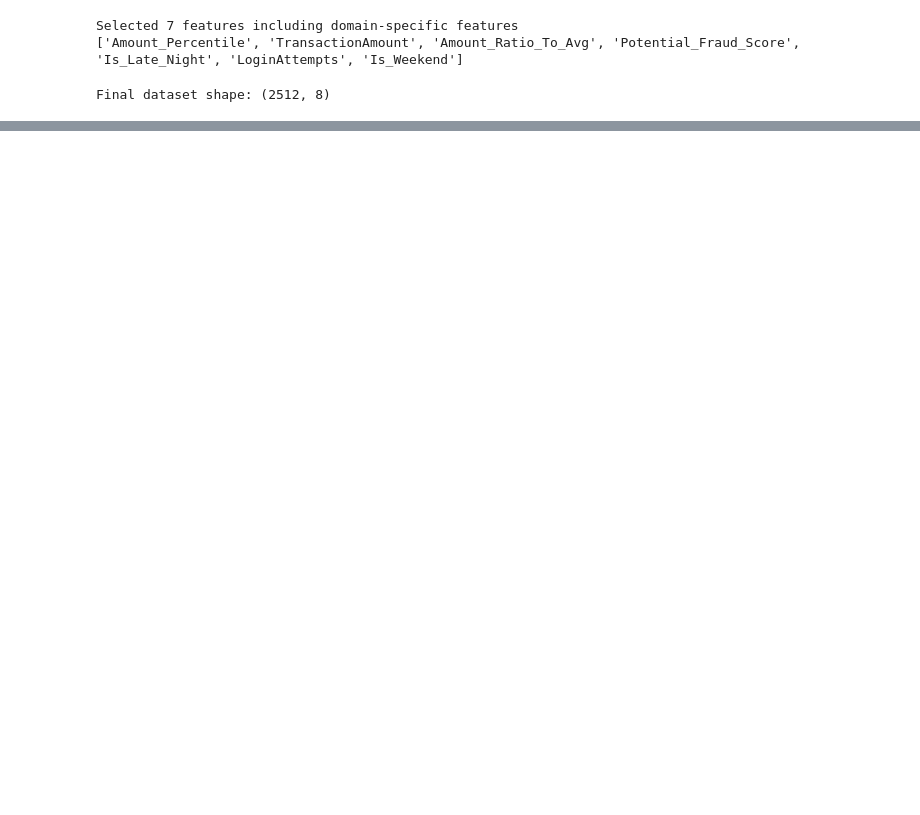
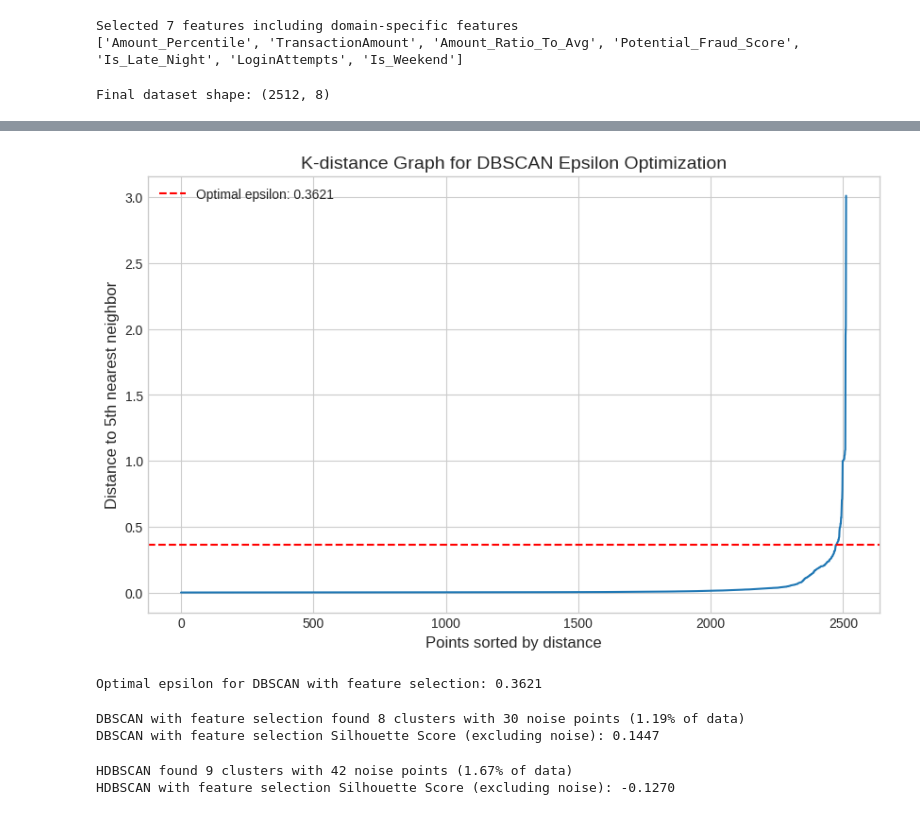
Before and after one commit to notsuperganang/ml-dbs, a Jupyter notebook: [Clustering]_Submission_Akhir_BMLP_Ganang_Setyo_Hadi.ipynb, the cells around one changed output, grey strips where cells are left out. Saved outputs shown, nothing was run; the diff lists cells and outputs as text; code cells hidden in the pictures; blank space fills up the shorter version.

```diff
--- a/[Clustering]_Submission_Akhir_BMLP_Ganang_Setyo_Hadi.ipynb
+++ b/[Clustering]_Submission_Akhir_BMLP_Ganang_Setyo_Hadi.ipynb
@@ -1569,0 +1663,10 @@ Simpan hasilnya ke dalam file CSV.
+# %%
+# Load the advanced preprocessed data
+df = pd.read_csv('data/processed/after-feature-selection.csv')
+
+# Extract features and weights
+features_with_fs = df.drop(columns=['sample_weight']).values if 'sample_weight' in df.columns else df.values
+# Extract weights if they exist
+weights = df['sample_weight'].values if 'sample_weight' in df.columns else np.ones(len(features_with_fs))
+
+print(f"Dataset shape for clustering with feature selection: {features_with_fs.shape}")
@@ -1569,0 +1688,7 @@ Simpan hasilnya ke dalam file CSV.
+# %%
+# Get optimal epsilon for DBSCAN
+epsilon = optimize_dbscan_epsilon(features_with_fs)
+print(f"Optimal epsilon for DBSCAN with feature selection: {epsilon:.4f}")
+# %% [output]
+[figure, added]
+Optimal epsilon for DBSCAN with feature selection: 0.3621
@@ -1569,0 +1703,44 @@ Simpan hasilnya ke dalam file CSV.
+# %%
+print(f"DBSCAN with feature selection found {n_clusters_dbscan} clusters with {n_noise} noise points "
+      f"({n_noise/len(dbscan_labels)*100:.2f}% of data)")
+
+# Calculate silhouette score if more than one cluster and not all points are noise
+if n_clusters_dbscan > 1 and n_noise < len(dbscan_labels):
+    # Only consider non-noise points for silhouette score
+    non_noise_mask = dbscan_labels != -1
+    dbscan_silhouette_with_fs = silhouette_score(
+        features_with_fs[non_noise_mask], dbscan_labels[non_noise_mask]
+    )
+    print(f"DBSCAN with feature selection Silhouette Score (excluding noise): {dbscan_silhouette_with_fs:.4f}")
+else:
+    dbscan_silhouette_with_fs = 0
+    print("DBSCAN with feature selection couldn't calculate silhouette score: insufficient clusters or too many noise points")
+# %% [output]
+DBSCAN with feature selection found 8 clusters with 30 noise points (1.19% of data)
+DBSCAN with feature selection Silhouette Score (excluding noise): 0.1447
+# %%
+hdbscan_model = hdbscan.HDBSCAN(min_cluster_size=15, min_samples=5,
+                               cluster_selection_epsilon=0.1)
+hdbscan_labels = hdbscan_model.fit_predict(features_with_fs)
+
+# Count number of clusters (excluding noise points labeled as -1)
+n_clusters_hdbscan = len(set(hdbscan_labels[hdbscan_labels != -1]))
+n_noise_hdbscan = list(hdbscan_labels).count(-1)
+
+print(f"\nHDBSCAN found {n_clusters_hdbscan} clusters with {n_noise_hdbscan} noise points "
+      f"({n_noise_hdbscan/len(hdbscan_labels)*100:.2f}% of data)")
+
+# Calculate silhouette score if more than one cluster and not all points are noise
+if n_clusters_hdbscan > 1 and n_noise_hdbscan < len(hdbscan_labels):
+    # Only consider non-noise points for silhouette score
+    non_noise_mask = hdbscan_labels != -1
+    hdbscan_silhouette_with_fs = silhouette_score(
+        features_with_fs[non_noise_mask], hdbscan_labels[non_noise_mask]
+    )
+    print(f"HDBSCAN with feature selection Silhouette Score (excluding noise): {hdbscan_silhouette_with_fs:.4f}")
+else:
+    hdbscan_silhouette_with_fs = 0
+    print("HDBSCAN with feature selection couldn't calculate silhouette score: insufficient clusters or too many noise points")
+# %% [output]
+HDBSCAN found 9 clusters with 42 noise points (1.67% of data)
+HDBSCAN with feature selection Silhouette Score (excluding noise): -0.1270
```
Also changed, not shown: parts of 153 cells of this notebook, 5 other files.
